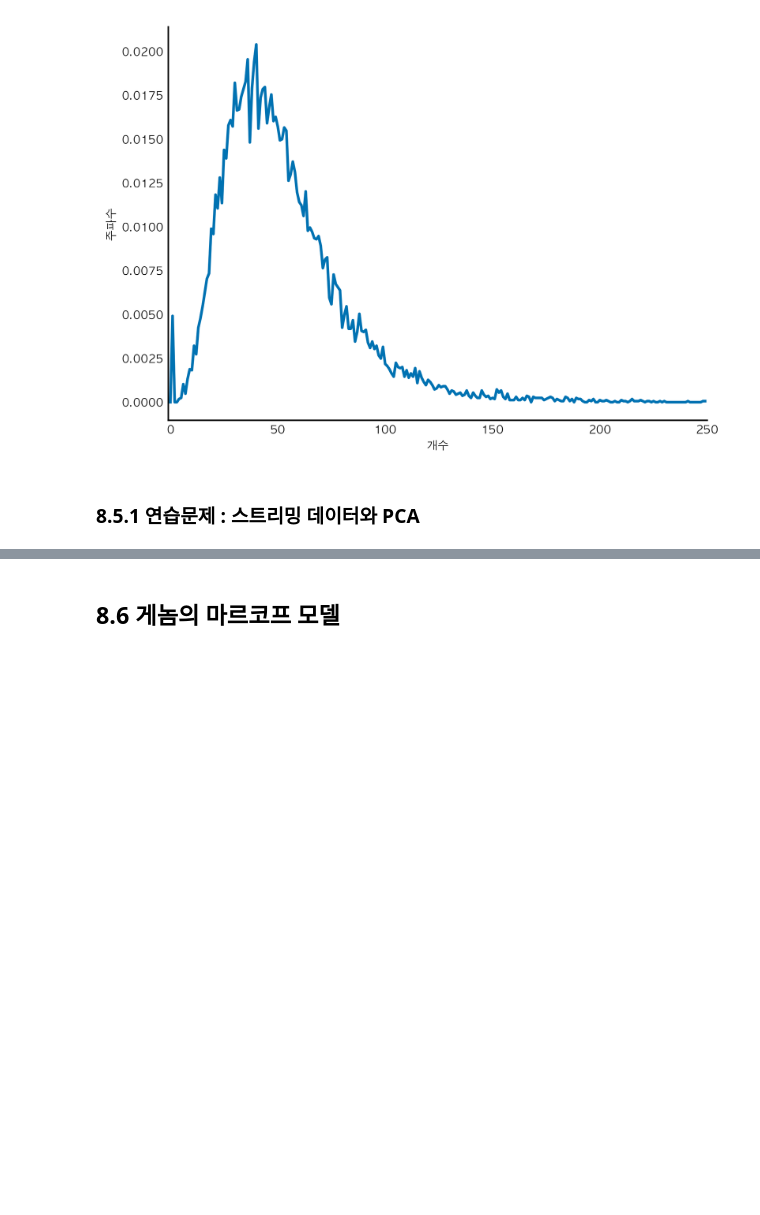
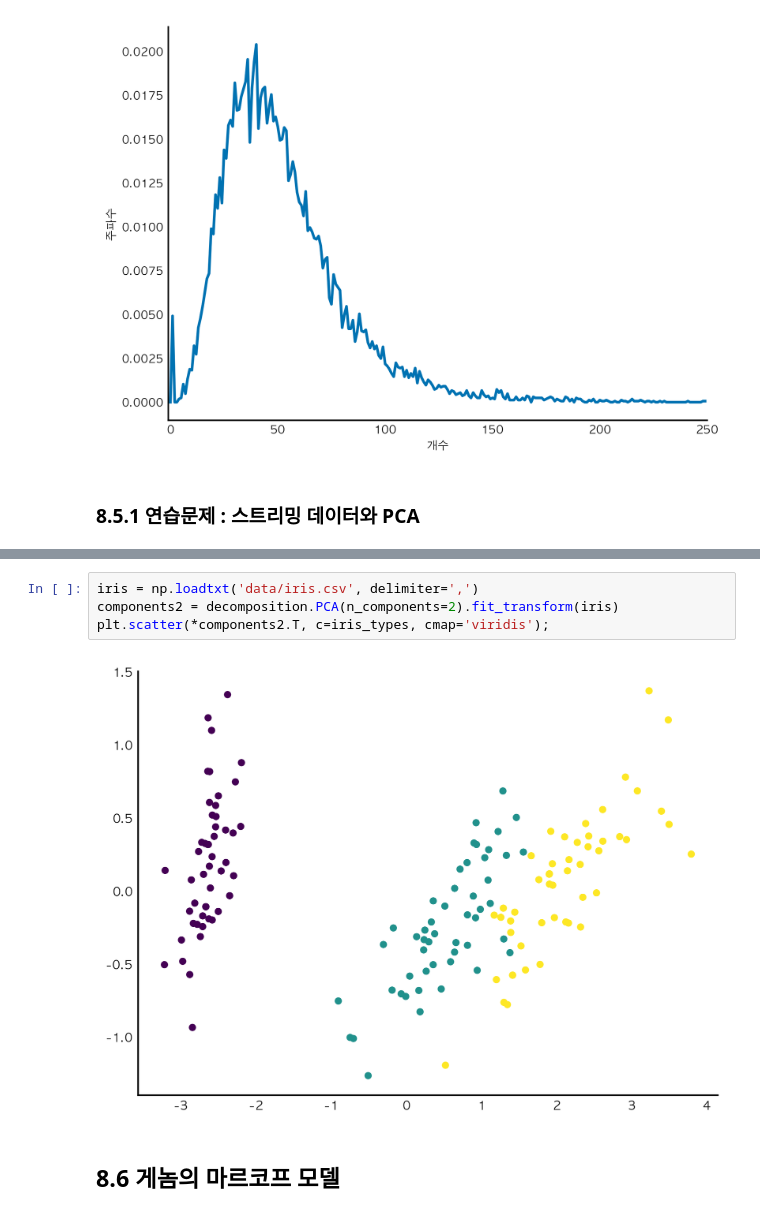
Before and after one commit to AstinCHOI/elegant-scipy, a Jupyter notebook: 8장. 빅데이터와 Toolz 라이브러리.ipynb, the cells around one changed output, grey strips where cells are left out. Drawn from its saved outputs; the diff is of its cells as text; blank space fills up the shorter version.

```diff
--- a/8장. 빅데이터와 Toolz 라이브러리.ipynb
+++ b/8장. 빅데이터와 Toolz 라이브러리.ipynb
@@ -344,3 +384,9 @@ integer_histogram(counts, xlim=(-1, 250), lw=2)
+# %%
+iris = np.loadtxt('data/iris.csv', delimiter=',')
+components2 = decomposition.PCA(n_components=2).fit_transform(iris)
+plt.scatter(*components2.T, c=iris_types, cmap='viridis');
+# %% [output]
+[figure, added]
 # %% [markdown]
 ## 8.6 게놈의 마르코프 모델
 # %%
```
Also changed, not shown: parts of 4 cells of this notebook, 3 other files.
